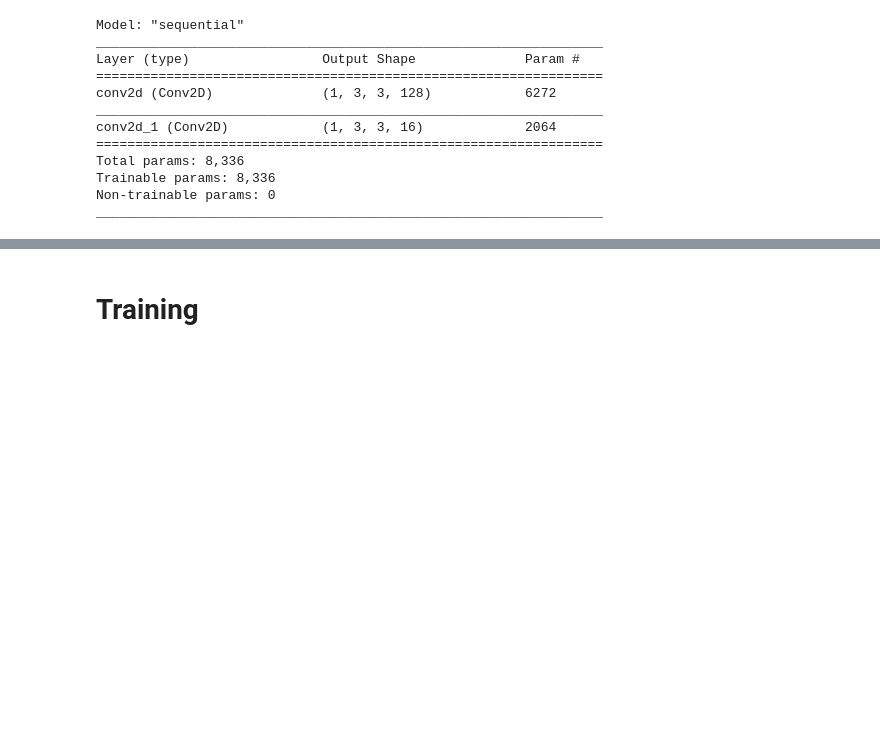
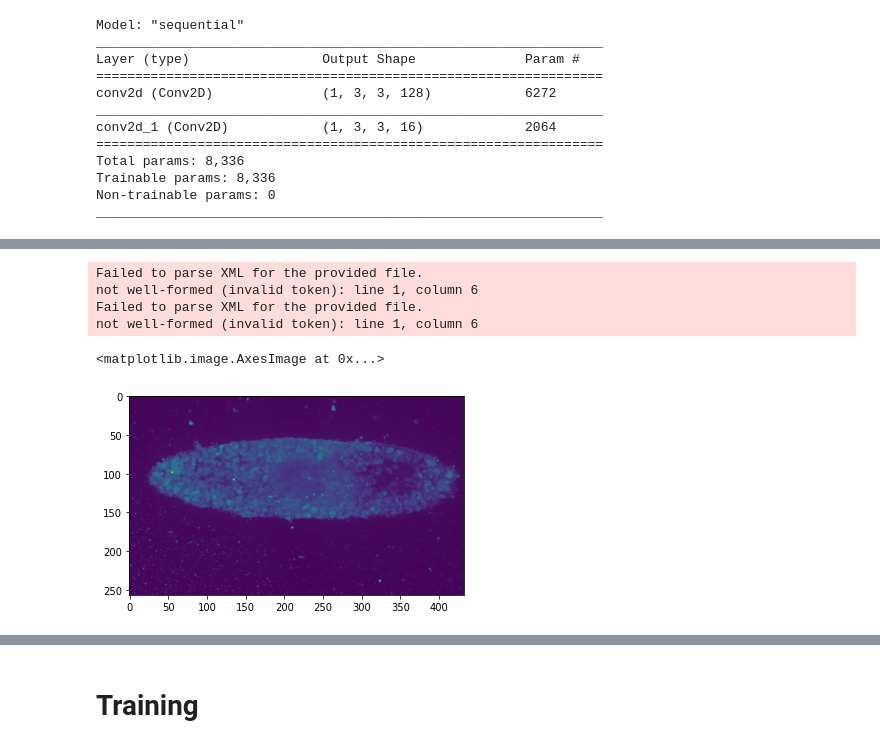
Before and after one commit to Schumacher-group/post--growing-ca, a Jupyter notebook: Growing_Neural_Cellular_Automata_2_0.ipynb, the cells around one changed output, grey strips where cells are left out. Cells and saved outputs as stored; diff of their text form; code cells hidden in the pictures; blank space fills up the shorter version.

```diff
--- a/Growing_Neural_Cellular_Automata_2_0.ipynb
+++ b/Growing_Neural_Cellular_Automata_2_0.ipynb
@@ -350,0 +420,23 @@ _________________________________________________________________
+# %%
+#@title Read TIFF image
+
+# Documentation: https://allencellmodeling.github.io/aicsimageio/aicsimageio.aics_image.AICSImage.html
+
+url_intermediate = 'https://github.com/Schumacher-group/post--growing-ca/blob/master/data/S2_48h_Col_1_scaled.tif?raw=true'
+url_final = 'https://raw.githubusercontent.com/Schumacher-group/post--growing-ca/master/data/S2_60h_Col_1_scaled.tif?raw=true'
+img_intermediate_prelim, image_intermediate_GSC, image_intermediate_lamina, image_intermediate_SOX2, image_intermediate_TBRA = load_image_tiff(url_intermediate)
+img_final_prelim, image_final_GSC, image_final_lamina, image_final_SOX2, image_final_TBRA = load_image_tiff(url_final)
+
+# transpose necessary to bring into wanted formate
+img_intermediate = img_intermediate_prelim.T
+img_final = img_final_prelim.T
+
+#pl.imshow(image_intermediate_GSC[0])
+pl.imshow(image_final_GSC[0])
+# %% [output]
+Failed to parse XML for the provided file.
+not well-formed (invalid token): line 1, column 6
+Failed to parse XML for the provided file.
+not well-formed (invalid token): line 1, column 6
+<matplotlib.image.AxesImage at 0x...>
+[figure, added]
```
Also changed, not shown: parts of 29 cells of this notebook.
